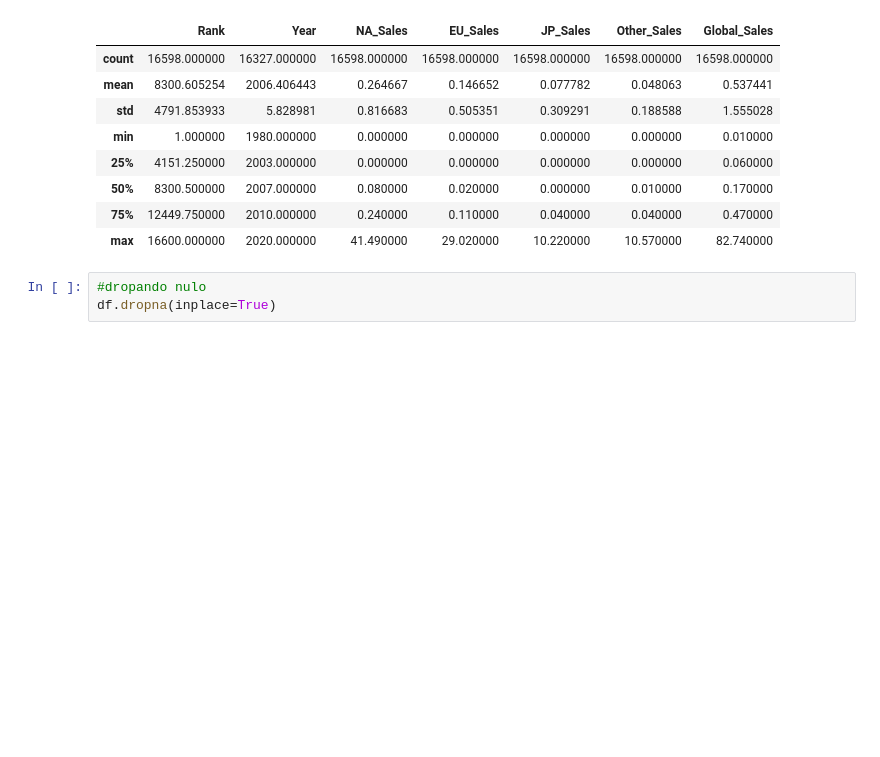
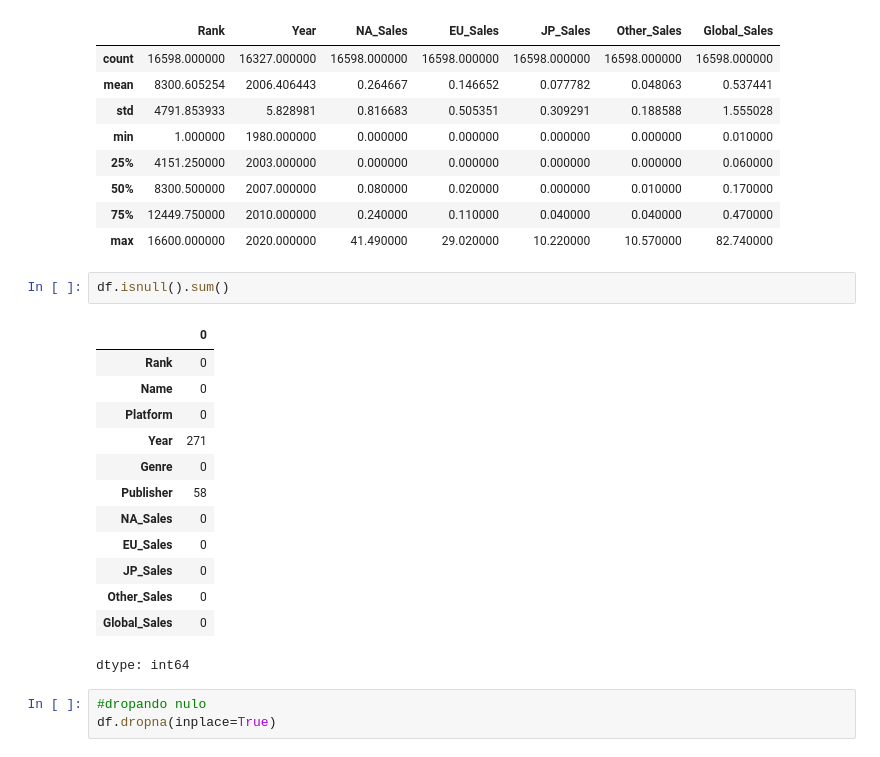
Before and after one commit to DataEtnos/Dashboard-de-vendas-de-jogos-de-video-game, a Jupyter notebook: vendas_de_jogo_anos_80_2020.ipynb, the cells around one changed output. Saved outputs shown, nothing was run; the diff lists cells and outputs as text; blank space fills up the shorter version.

```diff
--- a/vendas_de_jogo_anos_80_2020.ipynb
+++ b/vendas_de_jogo_anos_80_2020.ipynb
@@ -70,6 +73,22 @@ df.describe()
 | 50% | 8300.500000 | 2007.000000 | 0.080000 | 0.020000 | 0.000000 | 0.010000 | 0.170000 |
 | 75% | 12449.750000 | 2010.000000 | 0.240000 | 0.110000 | 0.040000 | 0.040000 | 0.470000 |
 | max | 16600.000000 | 2020.000000 | 41.490000 | 29.020000 | 10.220000 | 10.570000 | 82.740000 |
+# %%
+df.isnull().sum()
+# %% [output]
+|  | 0 |
+| Rank | 0 |
+| Name | 0 |
+| Platform | 0 |
+| Year | 271 |
+| Genre | 0 |
+| Publisher | 58 |
+| NA_Sales | 0 |
+| EU_Sales | 0 |
+| JP_Sales | 0 |
+| Other_Sales | 0 |
+| Global_Sales | 0 |
+dtype: int64
 # %%
 #dropando nulo
 df.dropna(inplace=True)
```
Also changed, not shown: parts of 5 cells of this notebook.
